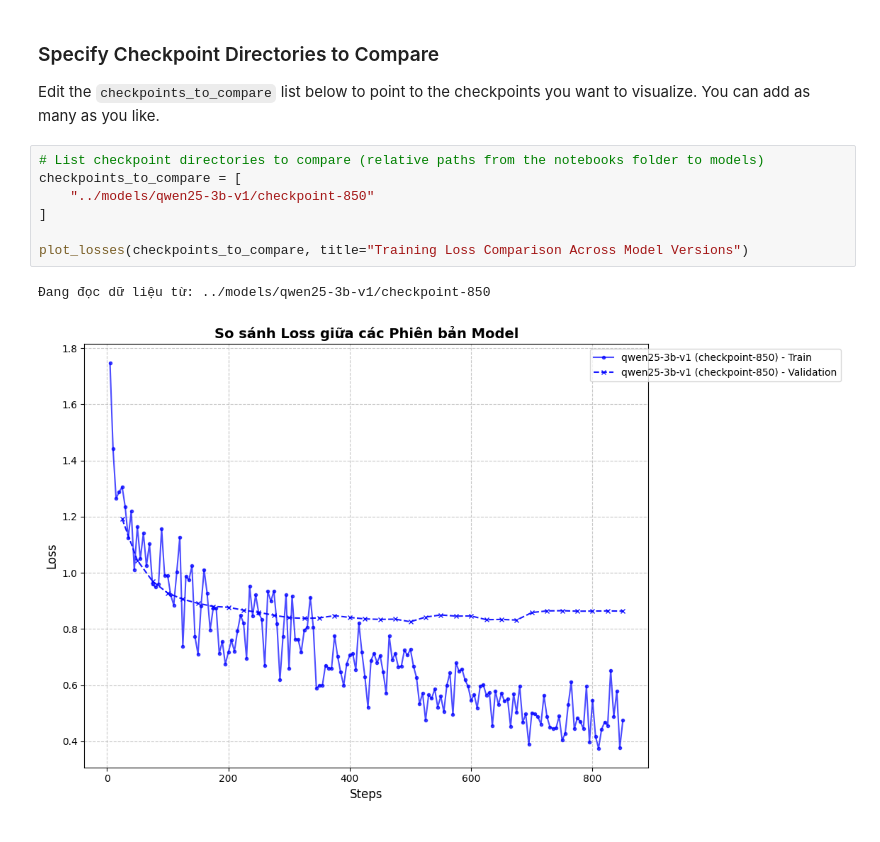
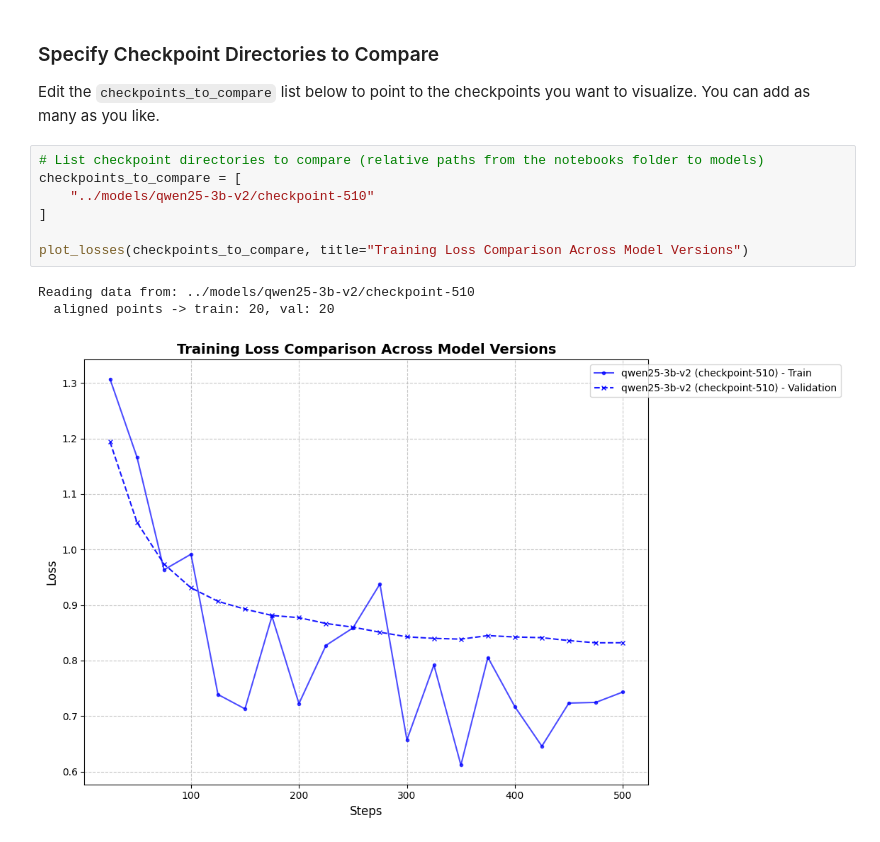
Before and after one commit to nhnphu5525/qwen2.5-3b-meeting-summarization, a Jupyter notebook: notebooks/04_visualize_loss.ipynb, the cells around one changed output. Drawn from its saved outputs; the diff is of its cells as text.

Commit message:
feat: update bench test for model

```diff
--- a/notebooks/04_visualize_loss.ipynb
+++ b/notebooks/04_visualize_loss.ipynb
@@ -71,10 +71,11 @@ Edit the `checkpoints_to_compare` list below to point to the checkpoints you wan
 # %%
 # List checkpoint directories to compare (relative paths from the notebooks folder to models)
 checkpoints_to_compare = [
-    "../models/qwen25-3b-v1/checkpoint-850"
+    "../models/qwen25-3b-v2/checkpoint-510"
 ]
 
 plot_losses(checkpoints_to_compare, title="Training Loss Comparison Across Model Versions")
 # %% [output]
-Đang đọc dữ liệu từ: ../models/qwen25-3b-v1/checkpoint-850
+Reading data from: ../models/qwen25-3b-v2/checkpoint-510
+  aligned points -> train: 20, val: 20
-[figure, old version]
+[figure, new version]
```
Also changed, not shown: 5 other files.
